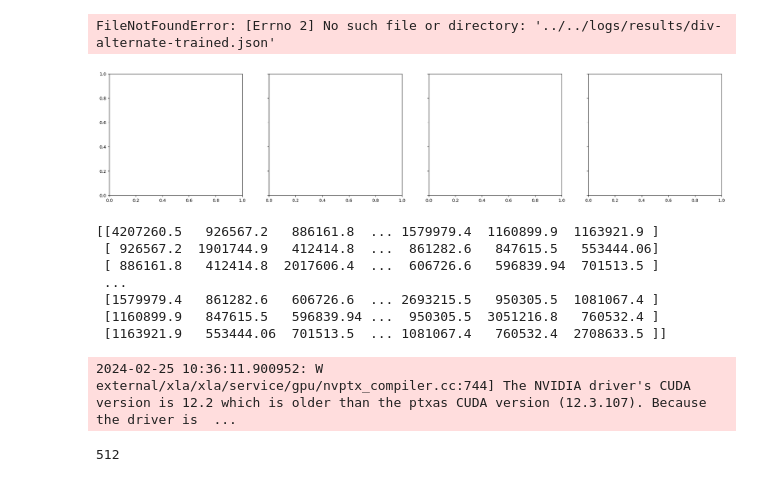
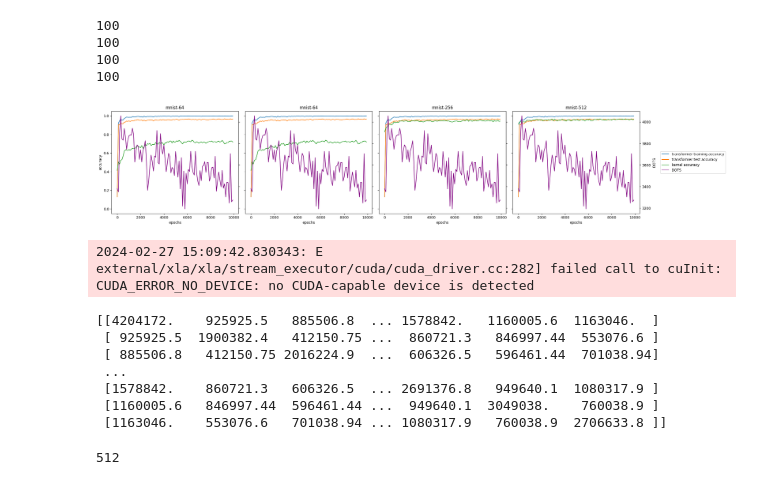
Before and after one commit to andylolu2/idiots, a Jupyter notebook: idiots/notebooks/plot_svm_dots_results.ipynb, the cells around one changed output. Saved outputs shown, nothing was run; the diff lists cells and outputs as text; code cells hidden in the pictures.

Commit message:
Compute MNIST DOTS for large batches

```diff
--- a/idiots/notebooks/plot_svm_dots_results.ipynb
+++ b/idiots/notebooks/plot_svm_dots_results.ipynb
@@ -7,9 +7,9 @@ import jax
 import jax.numpy as jnp
 import math
 # %%
-logs_base_path = "../../logs/"
+logs_base_path = "logs/"
 
-experiment_names = ["mnist-64", "mnist-128"]
+experiment_names = ["mnist-64", "mnist-64", "mnist-256", "mnist-512"]
 
 min_dots = math.inf
 max_dots = -math.inf
@@ -23,7 +23,7 @@ for experiment_name in experiment_names:
   max_dots = max(max_dots, max(df["dots"]))
   min_dots = min(min_dots, min(df["dots"]))
 # %%
-logs_base_path = "../../logs/"
+logs_base_path = "logs/"
 num_experiments = len(experiment_names)
 
 fig, axs = plt.subplots(1, num_experiments, figsize=(5 + num_experiments * 5, 5), sharey=True)
@@ -35,7 +35,9 @@ for i, experiment_name in enumerate(experiment_names):
     with open(checkpoint_dir, "r") as json_file:
         df = pd.read_json(json_file)
 
-    df["step"] = df.index * 1000
+    print(len(df))
+
+    df["step"] = df.index * 100
 
     ax1 = axs[i]
     ax2 = ax1.twinx()
@@ -45,35 +47,38 @@ for i, experiment_name in enumerate(experiment_names):
     sns.lineplot(data=df, x="step", y="svm_accuracy", label="kernel accuracy", ax=ax1)
 
     ax1.set_xlabel("epochs")
     ax1.set_ylabel("accuracy")
     ax1.set_ylim([-0.05, 1.05])
     ax1.legend().set_visible(False)
 
     sns.lineplot(data=df, x="step", y="dots", label="DOTS", color="purple", ax=ax2)
 
     if i == len(experiment_names) - 1:
       ax2.set_ylabel("DOTS")
     else:
       ax2.set_ylabel("")
 
     visual_buffer = (max_dots - min_dots) * 0.05
     ax2.set_ylim([min_dots - visual_buffer, max_dots + visual_buffer])
 
     lines, labels = ax1.get_legend_handles_labels()
     lines2, labels2 = ax2.get_legend_handles_labels()
 
     if i == len(experiment_names) - 1:
       ax2.legend(lines + lines2, labels + labels2, loc='center left', bbox_to_anchor=(1.15, 0.5))
     else:
       ax2.legend().set_visible(False)
       ax2.tick_params(axis='y', which='both', labelright=False)
 
     ax1.set_title(experiment_name)
 
 fig.tight_layout()
 # %% [output]
-FileNotFoundError: [Errno 2] No such file or directory: '../../logs/results/div-alternate-trained.json'
+100
+100
+100
+100
-[figure, old version]
+[figure, new version]
 # %%
 s5_checkpoint_dir = Path(logs_base_path, "results", "s5.json")
 
@@ -82,14 +87,14 @@ with open(checkpoint_dir, "r") as json_file:
 
 print(jnp.array(df["kernel"][0]))
 # %% [output]
-[[4207260.5   926567.2   886161.8  ... 1579979.4  1160899.9  1163921.9 ]
- [ 926567.2  1901744.9   412414.8  ...  861282.6   847615.5   553444.06]
- [ 886161.8   412414.8  2017606.4  ...  606726.6   596839.94  701513.5 ]
- ...
- [1579979.4   861282.6   606726.6  ... 2693215.5   950305.5  1081067.4 ]
- [1160899.9   847615.5   596839.94 ...  950305.5  3051216.8   760532.4 ]
- [1163921.9   553444.06  701513.5  ... 1081067.4   760532.4  2708633.5 ]]
+2024-02-27 15:09:42.830343: E external/xla/xla/stream_executor/cuda/cuda_driver.cc:282] failed call to cuInit: CUDA_ERROR_NO_DEVICE: no CUDA-capable device is detected
-2024-02-25 10:36:11.900952: W external/xla/xla/service/gpu/nvptx_compiler.cc:744] The NVIDIA driver's CUDA version is 12.2 which is older than the ptxas CUDA version (12.3.107). Because the driver is  ...
+[[4204172.    925925.5   885506.8  ... 1578842.   1160005.6  1163046.  ]
+ [ 925925.5  1900382.4   412150.75 ...  860721.3   846997.44  553076.6 ]
+ [ 885506.8   412150.75 2016224.9  ...  606326.5   596461.44  701038.94]
+ ...
+ [1578842.    860721.3   606326.5  ... 2691376.8   949640.1  1080317.9 ]
+ [1160005.6   846997.44  596461.44 ...  949640.1  3049038.    760038.9 ]
+ [1163046.    553076.6   701038.94 ... 1080317.9   760038.9  2706633.8 ]]
 # %%
 kernel = jnp.array(df["kernel"][0])
 x = jnp.linalg.matrix_rank(kernel)
```
Also changed, not shown: 2 other files.
